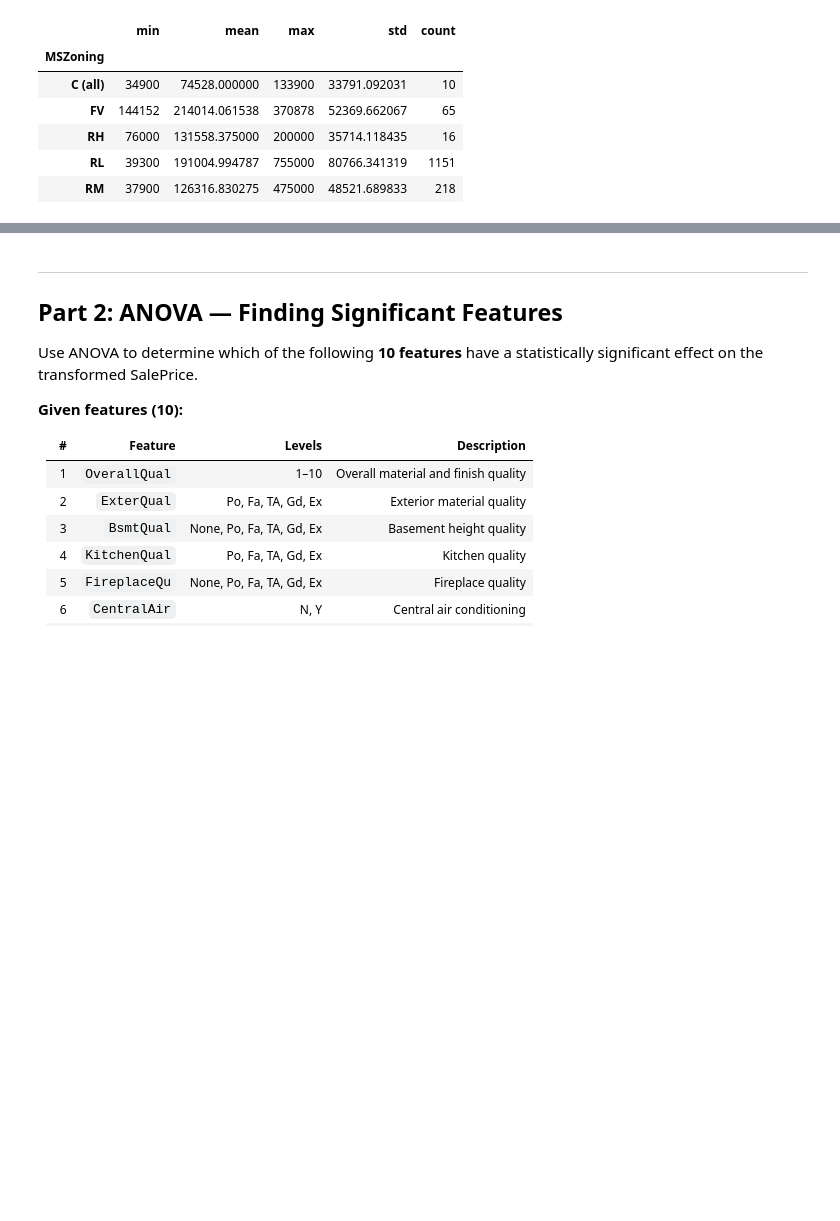
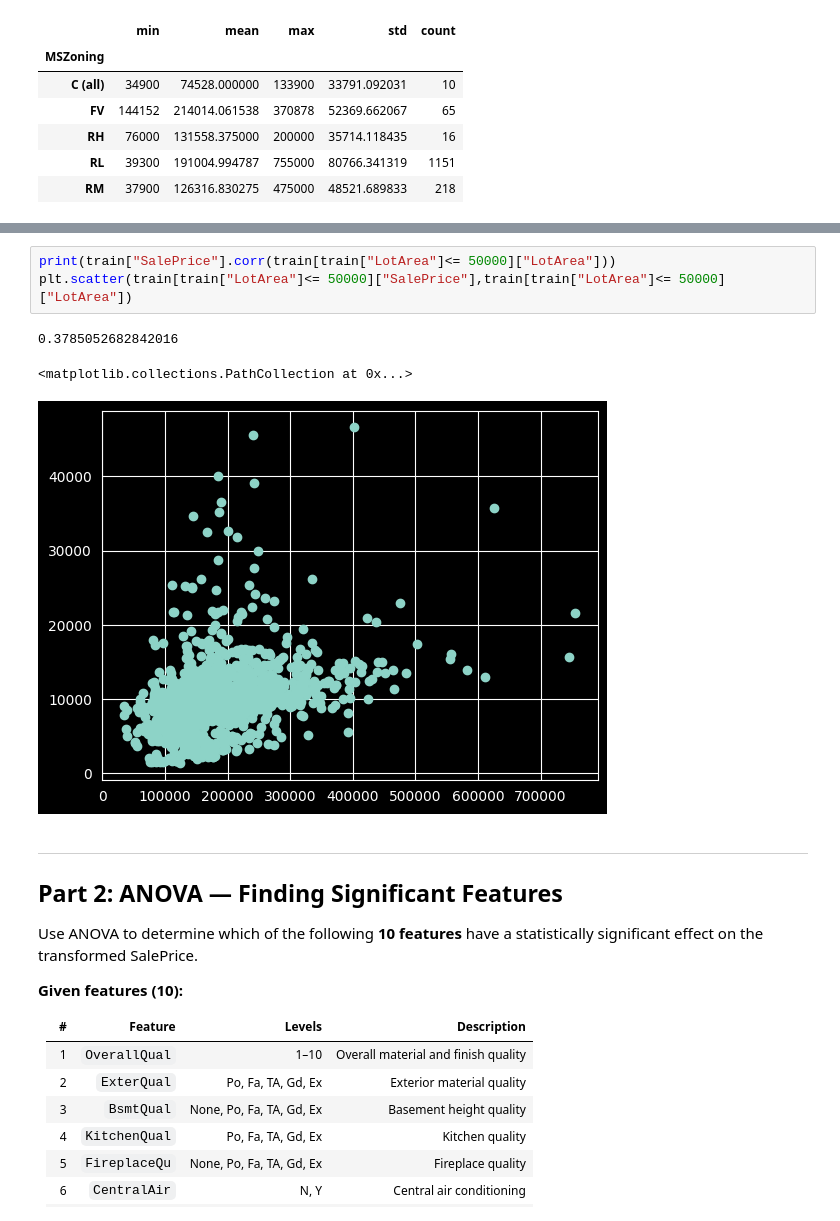
Before and after one commit to cpalescan/cstat, a Jupyter notebook: project_STUDENTID.ipynb, the cells around one changed output, grey strips where cells are left out. Drawn from its saved outputs; the diff is of its cells as text; blank space fills up the shorter version.

```diff
--- a/project_STUDENTID.ipynb
+++ b/project_STUDENTID.ipynb
@@ -165,3 +193,10 @@ train.groupby('MSZoning')['SalePrice'].agg(["min",'mean', "max", "std", "count"]
+# %%
+print(train["SalePrice"].corr(train[train["LotArea"]<= 50000]["LotArea"]))
+plt.scatter(train[train["LotArea"]<= 50000]["SalePrice"],train[train["LotArea"]<= 50000]["LotArea"])
+# %% [output]
+0.3785052682842016
+<matplotlib.collections.PathCollection at 0x...>
+[figure, added]
 # %% [markdown]
 ---
 ## Part 2: ANOVA — Finding Significant Features
```
Also changed, not shown: parts of 4 cells of this notebook.
